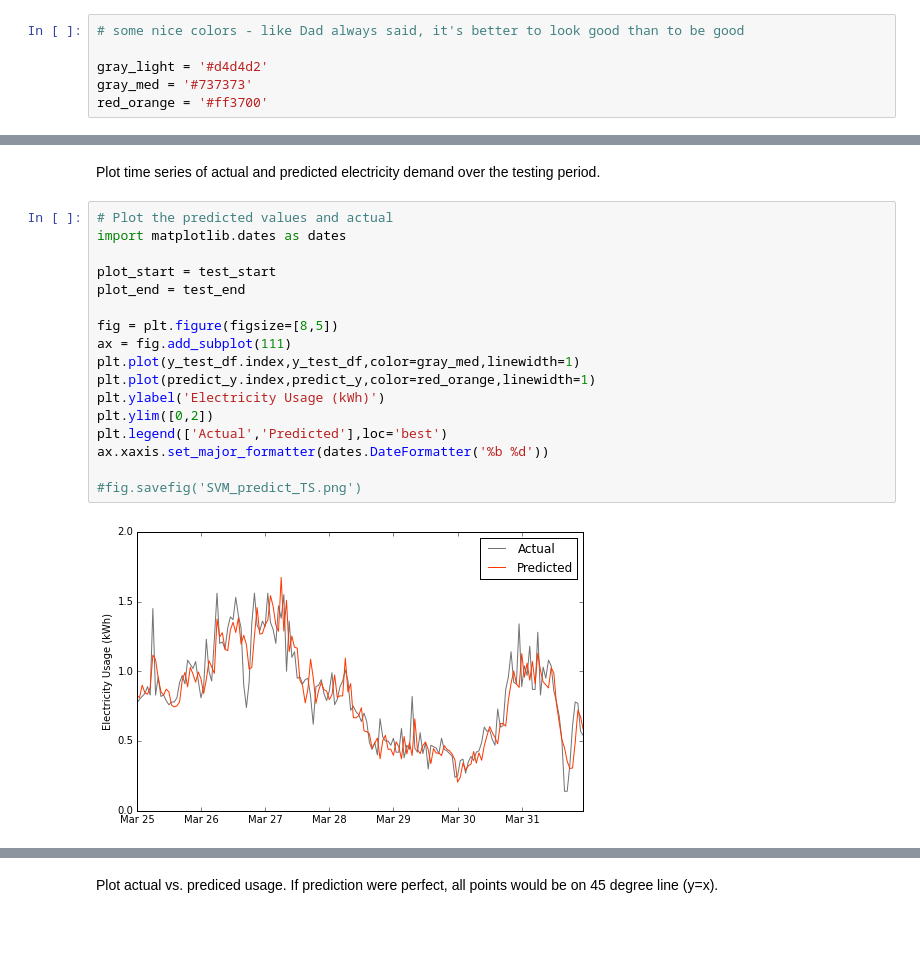
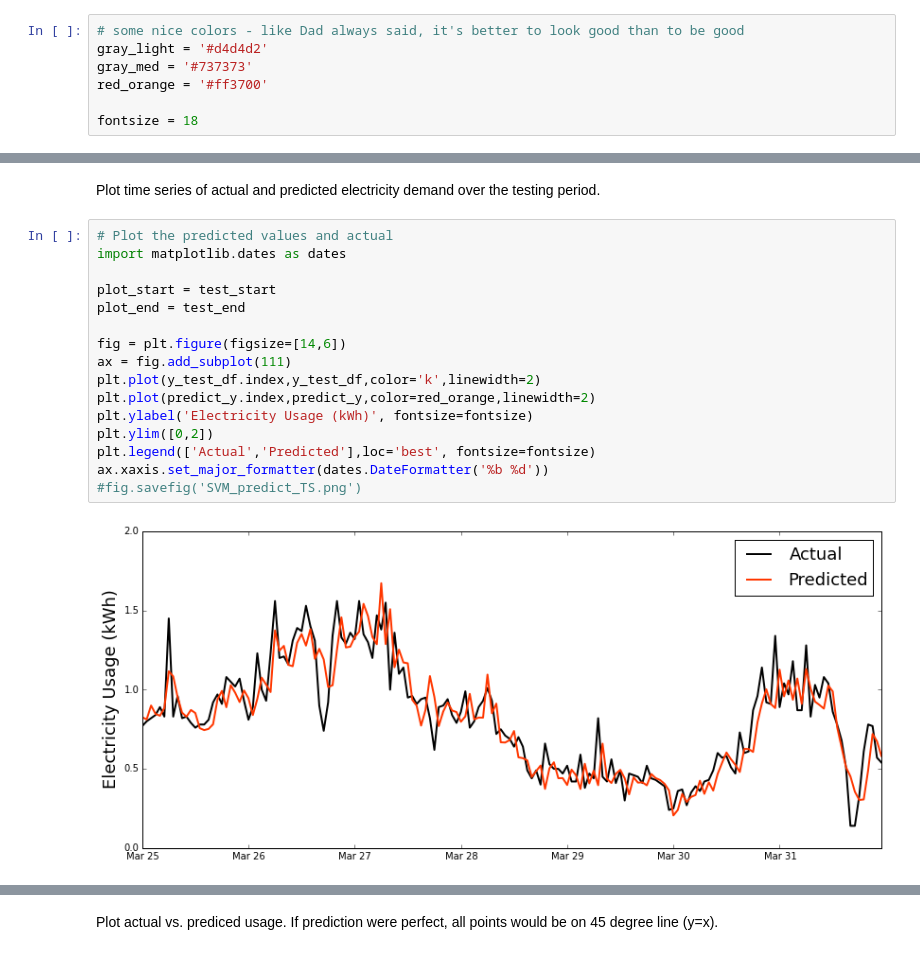
Before and after one commit to jtelszasz/my_energy_forecast_SVR, a Jupyter notebook: hourly_forecast_SVR.ipynb, the cells around one changed output, grey strips where cells are left out. Cells and saved outputs as stored; diff of their text form; blank space fills up the shorter version.

```diff
--- a/hourly_forecast_SVR.ipynb
+++ b/hourly_forecast_SVR.ipynb
@@ -15,6 +36,7 @@ from matplotlib import pyplot as plt
 # %%
 # some nice colors - like Dad always said, it's better to look good than to be good
-
 gray_light = '#d4d4d2'
 gray_med = '#737373'
 red_orange = '#ff3700'
+
+fontsize = 18
@@ -234,19 +309,18 @@ Plot time series of actual and predicted electricity demand over the testing per
 # %%
 # Plot the predicted values and actual
 import matplotlib.dates as dates
 
 plot_start = test_start
 plot_end = test_end
 
-fig = plt.figure(figsize=[8,5])
+fig = plt.figure(figsize=[14,6])
 ax = fig.add_subplot(111)
-plt.plot(y_test_df.index,y_test_df,color=gray_med,linewidth=1)
-plt.plot(predict_y.index,predict_y,color=red_orange,linewidth=1)
-plt.ylabel('Electricity Usage (kWh)')
+plt.plot(y_test_df.index,y_test_df,color='k',linewidth=2)
+plt.plot(predict_y.index,predict_y,color=red_orange,linewidth=2)
+plt.ylabel('Electricity Usage (kWh)', fontsize=fontsize)
 plt.ylim([0,2])
-plt.legend(['Actual','Predicted'],loc='best')
+plt.legend(['Actual','Predicted'],loc='best', fontsize=fontsize)
 ax.xaxis.set_major_formatter(dates.DateFormatter('%b %d'))
-
 #fig.savefig('SVM_predict_TS.png')
 # %% [output]
-[figure, old version]
+[figure, new version]
```
Also changed, not shown: parts of 57 cells of this notebook, 1 other file.
